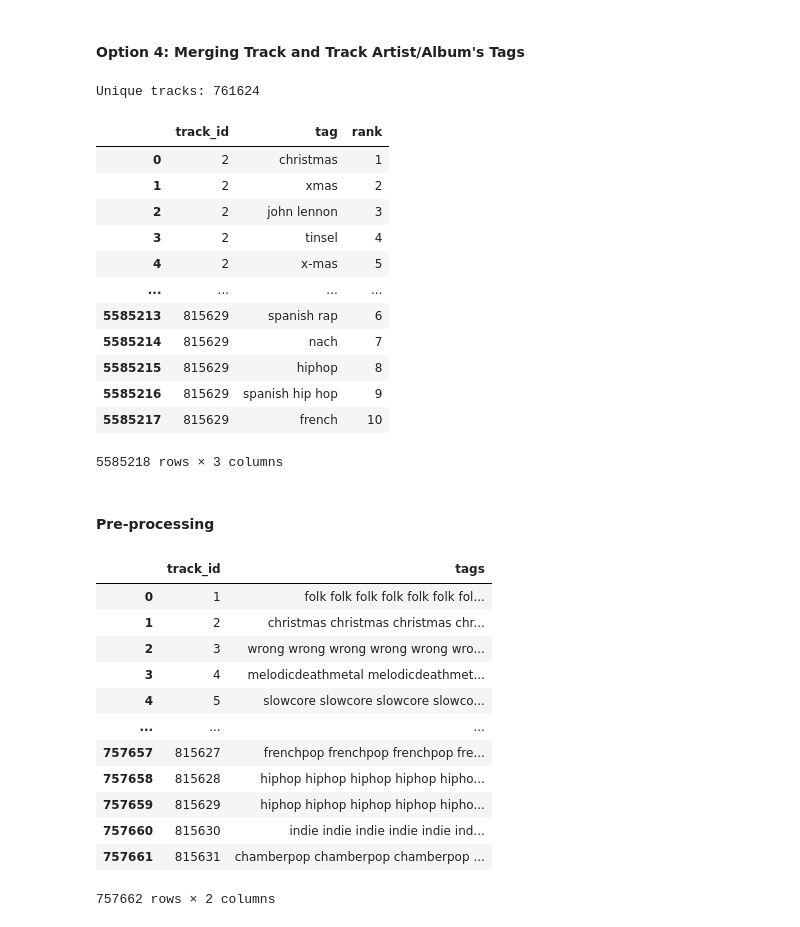
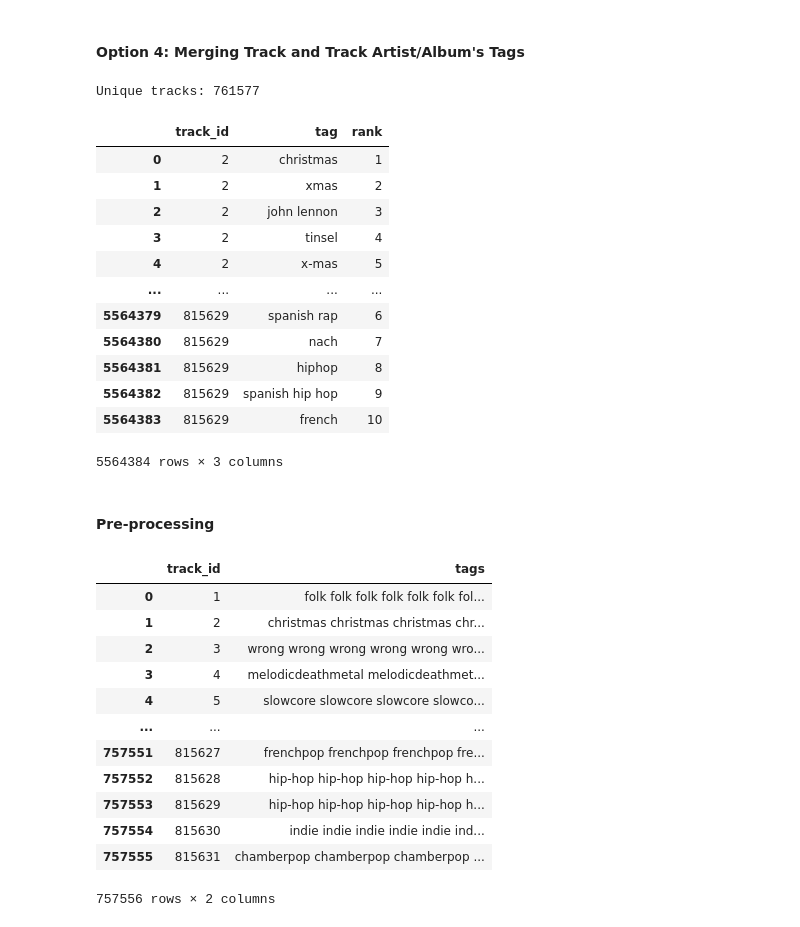
Before and after one commit to Acervans/lastfm_RS, a Jupyter notebook: lastfm_RS/backend/research/generate_recsys_data.ipynb, the cells around one changed output. Drawn from its saved outputs; the diff is of its cells as text; code cells hidden in the pictures.

Commit message:
Tag sequences: Do not replace - or _

```diff
--- a/lastfm_RS/backend/research/generate_recsys_data.ipynb
+++ b/lastfm_RS/backend/research/generate_recsys_data.ipynb
@@ -402,6 +402,11 @@ def merge_tracks_tags():
     track_own_tags = get_track_own_tags()
     track_artist_tags = get_track_artist_tags()
     track_album_tags = get_track_album_tags()
+
+    # Remove irrelevant tags
+    track_own_tags = track_own_tags[['track' not in t for t in track_own_tags.tag]]
+    track_album_tags = track_album_tags[['album' not in t for t in track_album_tags.tag]]
+    track_artist_tags = track_artist_tags[['artist' not in t for t in track_artist_tags.tag]]
 
     # Merge tags not in set by priority -> track > album > artist
     new_tracks_album = track_album_tags.loc[~track_album_tags.track_id.isin(track_own_tags.track_id)]
@@ -417,7 +422,7 @@ raw_track_tags = merge_tracks_tags()
 print(f"Unique tracks: {len(raw_track_tags.track_id.unique())}")
 raw_track_tags
 # %% [output]
-Unique tracks: 761624
+Unique tracks: 761577
 |  | track_id | tag | rank |
 | 0 | 2 | christmas | 1 |
 | 1 | 2 | xmas | 2 |
@@ -425,12 +430,12 @@ Unique tracks: 761624
 | 3 | 2 | tinsel | 4 |
 | 4 | 2 | x-mas | 5 |
 | ... | ... | ... | ... |
-| 5585213 | 815629 | spanish rap | 6 |
-| 5585214 | 815629 | nach | 7 |
-| 5585215 | 815629 | hiphop | 8 |
-| 5585216 | 815629 | spanish hip hop | 9 |
-| 5585217 | 815629 | french | 10 |
+| 5564379 | 815629 | spanish rap | 6 |
+| 5564380 | 815629 | nach | 7 |
+| 5564381 | 815629 | hiphop | 8 |
+| 5564382 | 815629 | spanish hip hop | 9 |
+| 5564383 | 815629 | french | 10 |
-5585218 rows × 3 columns
+5564384 rows × 3 columns
 # %% [markdown]
 #### Pre-processing
 # %%
@@ -439,42 +444,42 @@ REPETITION_BY_RANK = [8, 7, 5, 4, 3, 1, 1, 1, 1, 1]
 def tags_repeated_by_rank(track_tags, repetition_by_rank: list = REPETITION_BY_RANK):
     # Strip spaces and hyphens and multiply words depending on rank
     track_tags = track_tags.copy()
-    track_tags['tag'] = track_tags['tag'].apply(lambda x: x.replace(' ', '').replace('-', ''))
+    track_tags['tag'] = track_tags['tag'].apply(lambda x: x.replace(' ', ''))
 
     # Remove tags with just one track
     track_tags = track_tags[track_tags.groupby('tag').tag.transform('count') > 1]
 
     # Repeat based on rank
     track_tags = track_tags.loc[track_tags.index.repeat(track_tags['rank'].apply(lambda x: repetition_by_rank[x-1]))]
 
     # Group by track id and aggregate into lists
     grouped_tags = track_tags.groupby(track_tags['track_id'])['tag'].apply(list).reset_index(name='tags')
 
     # Create soup of words for each track
     grouped_tags['tags'] = grouped_tags['tags'].apply(lambda x: ' '.join(x))
 
     # Set track_id as index
     grouped_tags = grouped_tags.reset_index(drop=True)
 
     return grouped_tags
 
 grouped_tags = tags_repeated_by_rank(raw_track_tags)
 
 grouped_tags
 # %% [output]
 |  | track_id | tags |
 | 0 | 1 | folk folk folk folk folk folk fol... |
 | 1 | 2 | christmas christmas christmas chr... |
 | 2 | 3 | wrong wrong wrong wrong wrong wro... |
 | 3 | 4 | melodicdeathmetal melodicdeathmet... |
 | 4 | 5 | slowcore slowcore slowcore slowco... |
 | ... | ... | ... |
-| 757657 | 815627 | frenchpop frenchpop frenchpop fre... |
-| 757658 | 815628 | hiphop hiphop hiphop hiphop hipho... |
-| 757659 | 815629 | hiphop hiphop hiphop hiphop hipho... |
-| 757660 | 815630 | indie indie indie indie indie ind... |
-| 757661 | 815631 | chamberpop chamberpop chamberpop ... |
+| 757551 | 815627 | frenchpop frenchpop frenchpop fre... |
+| 757552 | 815628 | hip-hop hip-hop hip-hop hip-hop h... |
+| 757553 | 815629 | hip-hop hip-hop hip-hop hip-hop h... |
+| 757554 | 815630 | indie indie indie indie indie ind... |
+| 757555 | 815631 | chamberpop chamberpop chamberpop ... |
-757662 rows × 2 columns
+757556 rows × 2 columns
 # %%
 PATH = f"{DATA_PATH}/tag_sequences.zip"
 
```
Also changed, not shown: 2 other files.
